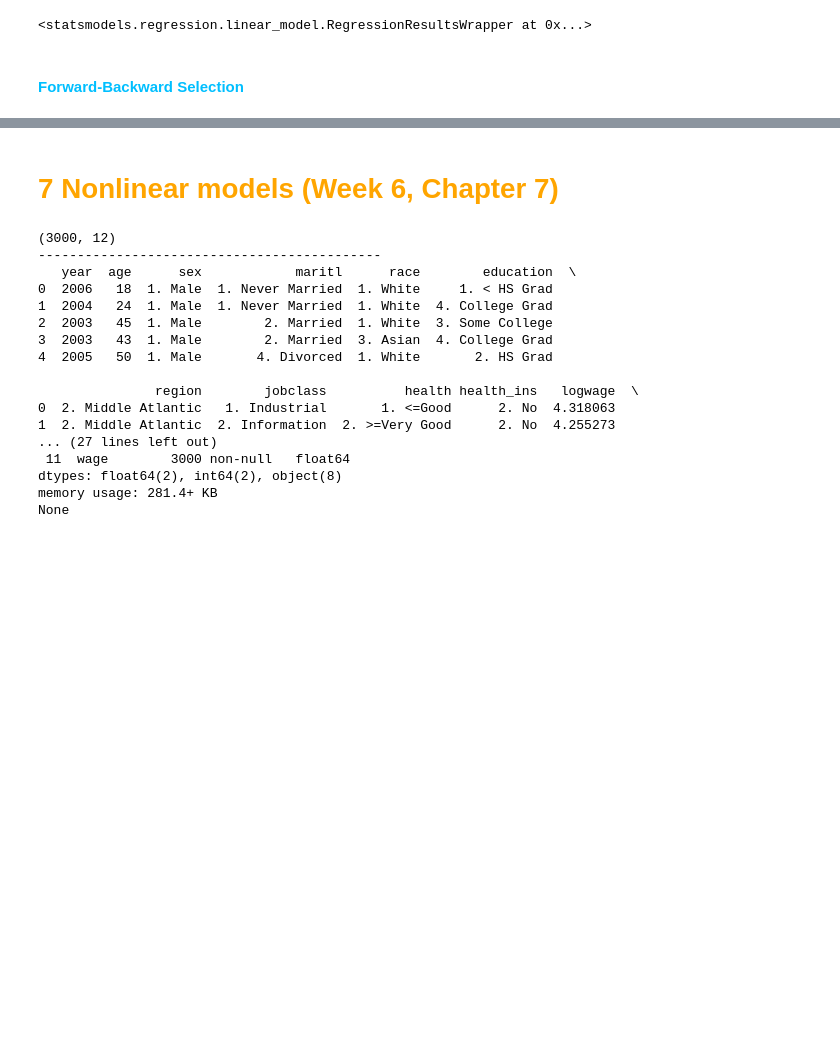
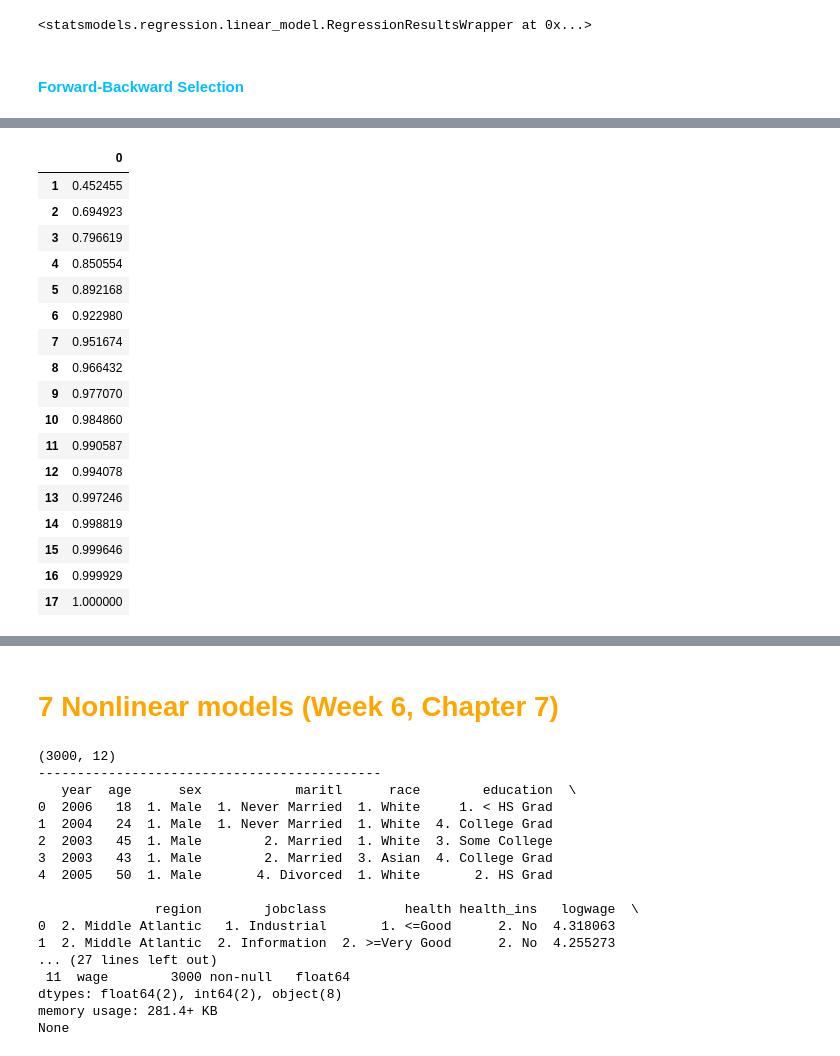
Before and after one commit to Hazim-HF/Machine-Learning, a Jupyter notebook: ML.ipynb, the cells around one changed output, grey strips where cells are left out. Cells and saved outputs as stored; diff of their text form; code cells hidden in the pictures; blank space fills up the shorter version.

```diff
--- a/ML.ipynb
+++ b/ML.ipynb
@@ -797,0 +845,3 @@ model
+# %%
+hitters = pd.read_csv('data/hitters.csv').drop('Unnamed: 0', axis=1).dropna()
+hitters.info()
@@ -797,0 +866,3 @@ model
+# %%
+hitters_num = hitters.select_dtypes(exclude=[object])
+hitters_num.info()
@@ -797,0 +887,29 @@ model
+# %%
+scaler = StandardScaler()
+
+hitters_scale = scaler.fit_transform(hitters_num)
+
+pca = PCA()
+
+hitters_reduced = pca.fit_transform(hitters_scale)
+
+pd.DataFrame(pca.explained_variance_ratio_.cumsum(), index=np.arange(1, 18))
+# %% [output]
+|  | 0 |
+| 1 | 0.452455 |
+| 2 | 0.694923 |
+| 3 | 0.796619 |
+| 4 | 0.850554 |
+| 5 | 0.892168 |
+| 6 | 0.922980 |
+| 7 | 0.951674 |
+| 8 | 0.966432 |
+| 9 | 0.977070 |
+| 10 | 0.984860 |
+| 11 | 0.990587 |
+| 12 | 0.994078 |
+| 13 | 0.997246 |
+| 14 | 0.998819 |
+| 15 | 0.999646 |
+| 16 | 0.999929 |
+| 17 | 1.000000 |
```
Also changed, not shown: parts of 25 cells of this notebook, 2 other files.
